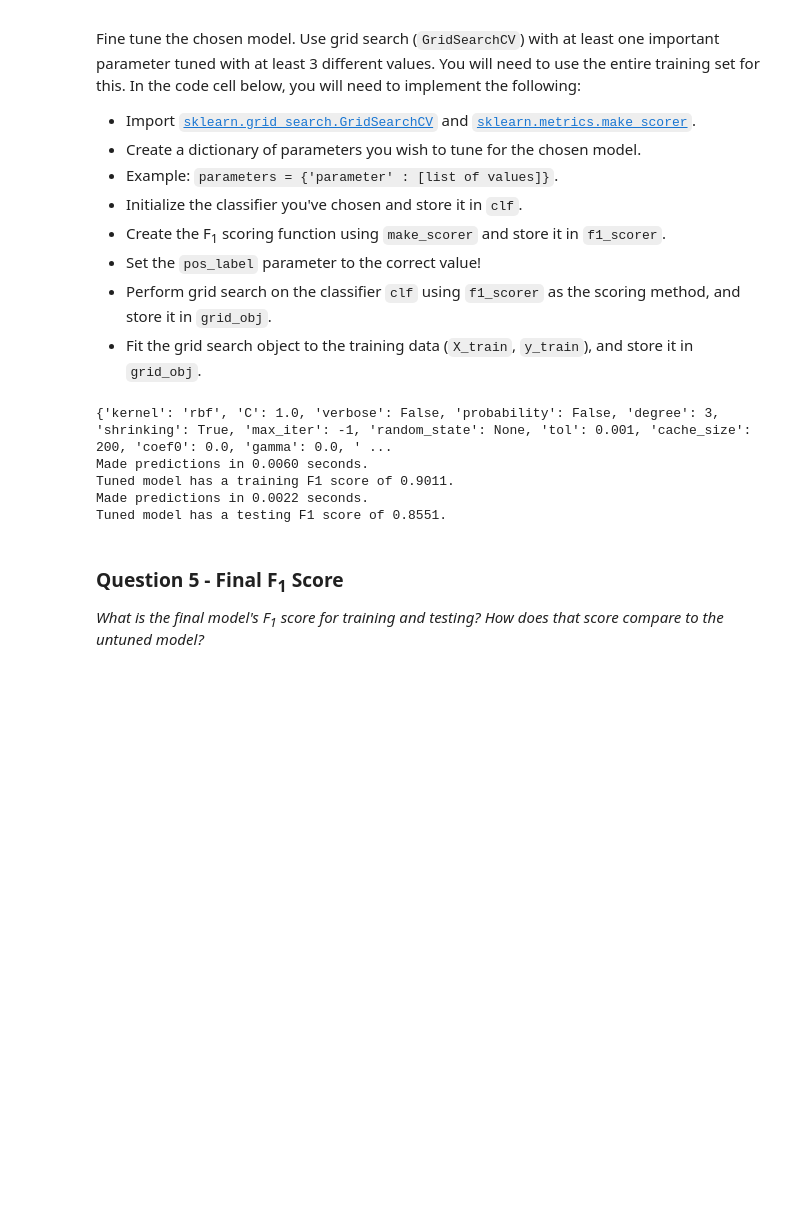
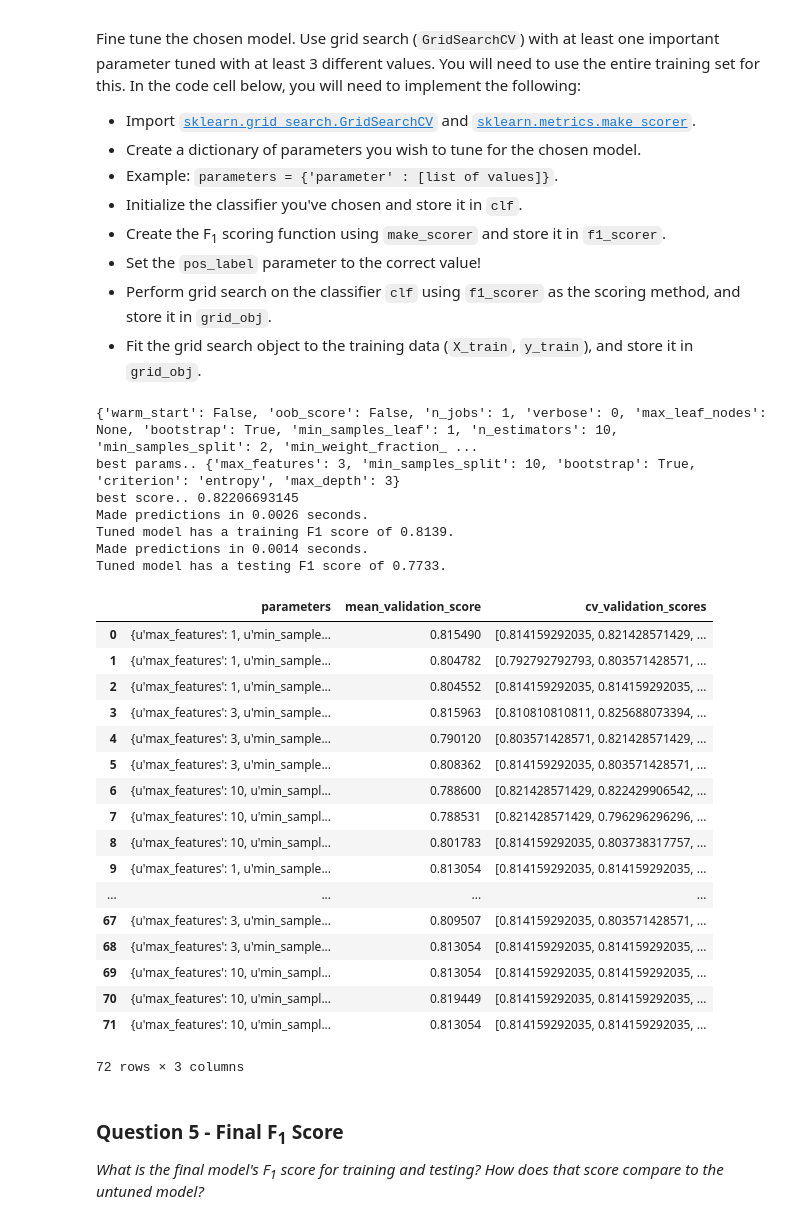
Before and after one commit to cfung/machine-learning, a Jupyter notebook: projects/student_intervention/student_intervention.ipynb, the cells around one changed output. Saved outputs shown, nothing was run; the diff lists cells and outputs as text; code cells hidden in the pictures; blank space fills up the shorter version.

```diff
--- a/projects/student_intervention/student_intervention.ipynb
+++ b/projects/student_intervention/student_intervention.ipynb
@@ -373,16 +406,16 @@ num_test = X_all.shape[0] - num_train #should equal to 95
 
 from sklearn.utils import resample
 
-X_train_100 = resample(X_all, n_samples=100)
-y_train_100 = resample(y_all, n_samples=100)
+X_train_100 = X_all[0:100]
+y_train_100 = y_all[0:100]
 
 #X_train, X_test, y_train, y_test = train_test_split(X_all, y_all, test_size=num_test, random_state=42)
 
-X_train_200 = resample(X_all, n_samples=200)
-y_train_200 = resample(y_all, n_samples=200)
+X_train_200 = X_all[0:200]
+y_train_200 = y_all[0:200]
 
-X_train_300 = resample(X_all, n_samples=300)
-y_train_300 = resample(y_all, n_samples=300)
+X_train_300 = X_all[0:300]
+y_train_300 = y_all[0:300]
 
 # TODO: Execute the 'train_predict' function for each classifier and each training set size
 train_predict(clf_I, X_train_300, y_train_300, X_test, y_test)
@@ -497,36 +535,72 @@ Fine tune the chosen model. Use grid search (`GridSearchCV`) with at least one i
 # %%
 # TODO: Import 'GridSearchCV' and 'make_scorer'
 from sklearn import grid_search
 from sklearn.metrics import make_scorer
 
 # TODO: Create the parameters list you wish to tune
-parameters = {'kernel': ('linear', 'rbf'), 'C':[1.5, 10]}
+#parameters = {'kernel': ('linear', 'rbf'), 'C':[1.5, 10]}
+parameters = {'max_features': [1, 3, 10], 'max_depth':[3, 1], 'min_samples_split':[1, 3, 10],
+              'bootstrap':[True, False], 'criterion':["gini", "entropy"]}
 
+#"min_samples_split": [1, 3, 10],
+#              "min_samples_leaf": [1, 3, 10],
+#              "bootstrap": [True, False],
+#              "criterion": ["gini", "entropy"]}
+
+#"max_features": [1, 3, 10]
+# "max_depth": [3, None]
 # TODO: Initialize the classifier
-clf = SVC()
-print clf.get_params()
+#clf = SVC()
+clf = RandomForestClassifier()
+print clf.get_params(deep=True)
 
 # TODO: Make an f1 scoring function using 'make_scorer'
 f1_scorer = make_scorer(f1_score, pos_label='yes')
 
 # TODO: Perform grid search on the classifier using the f1_scorer as the scoring method
 grid_obj = grid_search.GridSearchCV(clf, parameters, scoring=f1_scorer)
 
 # TODO: Fit the grid search object to the training data and find the optimal parameters
-grid_obj.fit(X_all, y_all)
+grid_obj.fit(X_train_200, y_train_200)
 
 # Get the estimator
 clf = grid_obj.best_estimator_
 
+print "best params..", grid_obj.best_params_
+print "best score..", grid_obj.best_score_
+
 # Report the final F1 score for training and testing after parameter tuning
 print "Tuned model has a training F1 score of {:.4f}.".format(predict_labels(clf, X_train, y_train))
 print "Tuned model has a testing F1 score of {:.4f}.".format(predict_labels(clf, X_test, y_test))
+
+from IPython.display import display
+display(pd.DataFrame(grid_obj.grid_scores_))
 # %% [output]
-{'kernel': 'rbf', 'C': 1.0, 'verbose': False, 'probability': False, 'degree': 3, 'shrinking': True, 'max_iter': -1, 'random_state': None, 'tol': 0.001, 'cache_size': 200, 'coef0': 0.0, 'gamma': 0.0, ' ...
-Made predictions in 0.0060 seconds.
-Tuned model has a training F1 score of 0.9011.
-Made predictions in 0.0022 seconds.
-Tuned model has a testing F1 score of 0.8551.
+{'warm_start': False, 'oob_score': False, 'n_jobs': 1, 'verbose': 0, 'max_leaf_nodes': None, 'bootstrap': True, 'min_samples_leaf': 1, 'n_estimators': 10, 'min_samples_split': 2, 'min_weight_fraction_ ...
+best params.. {'max_features': 3, 'min_samples_split': 10, 'bootstrap': True, 'criterion': 'entropy', 'max_depth': 3}
+best score.. 0.82206693145
+Made predictions in 0.0026 seconds.
+Tuned model has a training F1 score of 0.8139.
+Made predictions in 0.0014 seconds.
+Tuned model has a testing F1 score of 0.7733.
+|  | parameters | mean_validation_score | cv_validation_scores |
+| 0 | {u'max_features': 1, u'min_sample... | 0.815490 | [0.814159292035, 0.821428571429, ... |
+| 1 | {u'max_features': 1, u'min_sample... | 0.804782 | [0.792792792793, 0.803571428571, ... |
+| 2 | {u'max_features': 1, u'min_sample... | 0.804552 | [0.814159292035, 0.814159292035, ... |
+| 3 | {u'max_features': 3, u'min_sample... | 0.815963 | [0.810810810811, 0.825688073394, ... |
+| 4 | {u'max_features': 3, u'min_sample... | 0.790120 | [0.803571428571, 0.821428571429, ... |
+| 5 | {u'max_features': 3, u'min_sample... | 0.808362 | [0.814159292035, 0.803571428571, ... |
+| 6 | {u'max_features': 10, u'min_sampl... | 0.788600 | [0.821428571429, 0.822429906542, ... |
+| 7 | {u'max_features': 10, u'min_sampl... | 0.788531 | [0.821428571429, 0.796296296296, ... |
+| 8 | {u'max_features': 10, u'min_sampl... | 0.801783 | [0.814159292035, 0.803738317757, ... |
+| 9 | {u'max_features': 1, u'min_sample... | 0.813054 | [0.814159292035, 0.814159292035, ... |
+| ... | ... | ... | ... |
+| 67 | {u'max_features': 3, u'min_sample... | 0.809507 | [0.814159292035, 0.803571428571, ... |
+| 68 | {u'max_features': 3, u'min_sample... | 0.813054 | [0.814159292035, 0.814159292035, ... |
+| 69 | {u'max_features': 10, u'min_sampl... | 0.813054 | [0.814159292035, 0.814159292035, ... |
+| 70 | {u'max_features': 10, u'min_sampl... | 0.819449 | [0.814159292035, 0.814159292035, ... |
+| 71 | {u'max_features': 10, u'min_sampl... | 0.813054 | [0.814159292035, 0.814159292035, ... |
+72 rows × 3 columns
 # %% [markdown]
 ### Question 5 - Final F<sub>1</sub> Score
 *What is the final model's F<sub>1</sub> score for training and testing? How does that score compare to the untuned model?*
```
Also changed, not shown: parts of 17 cells of this notebook, 1 other file.
